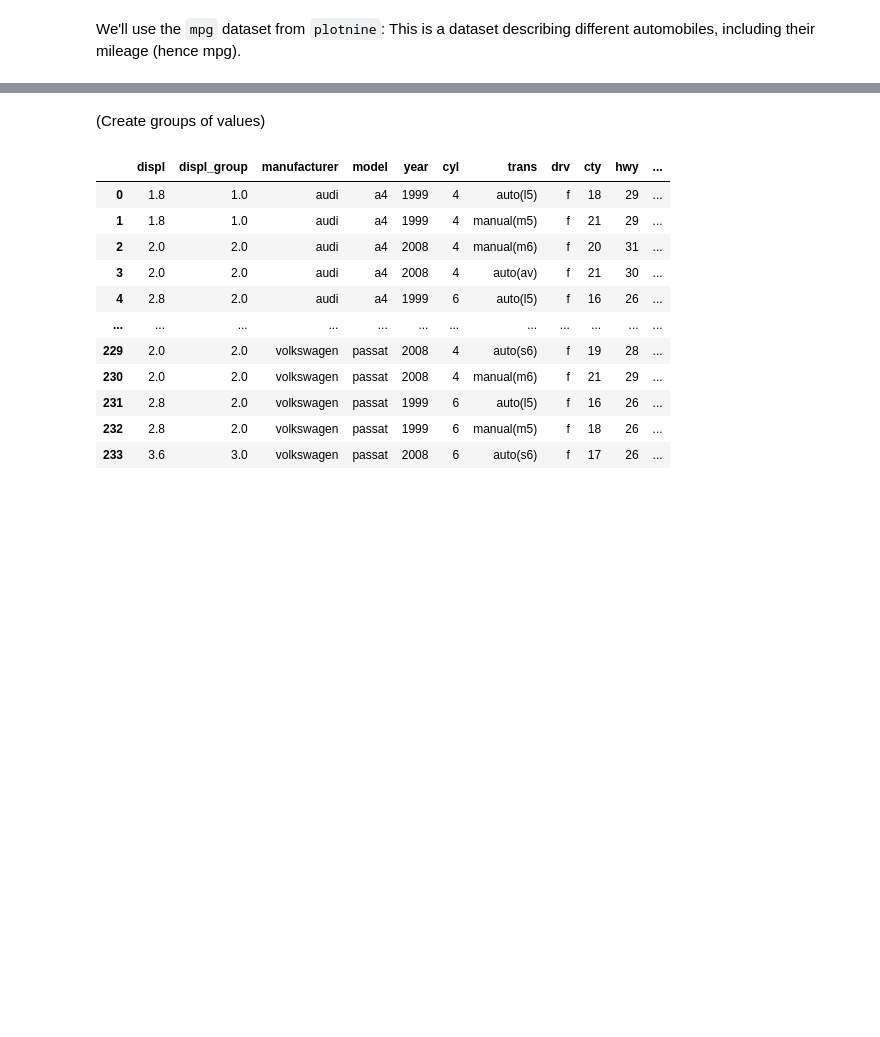
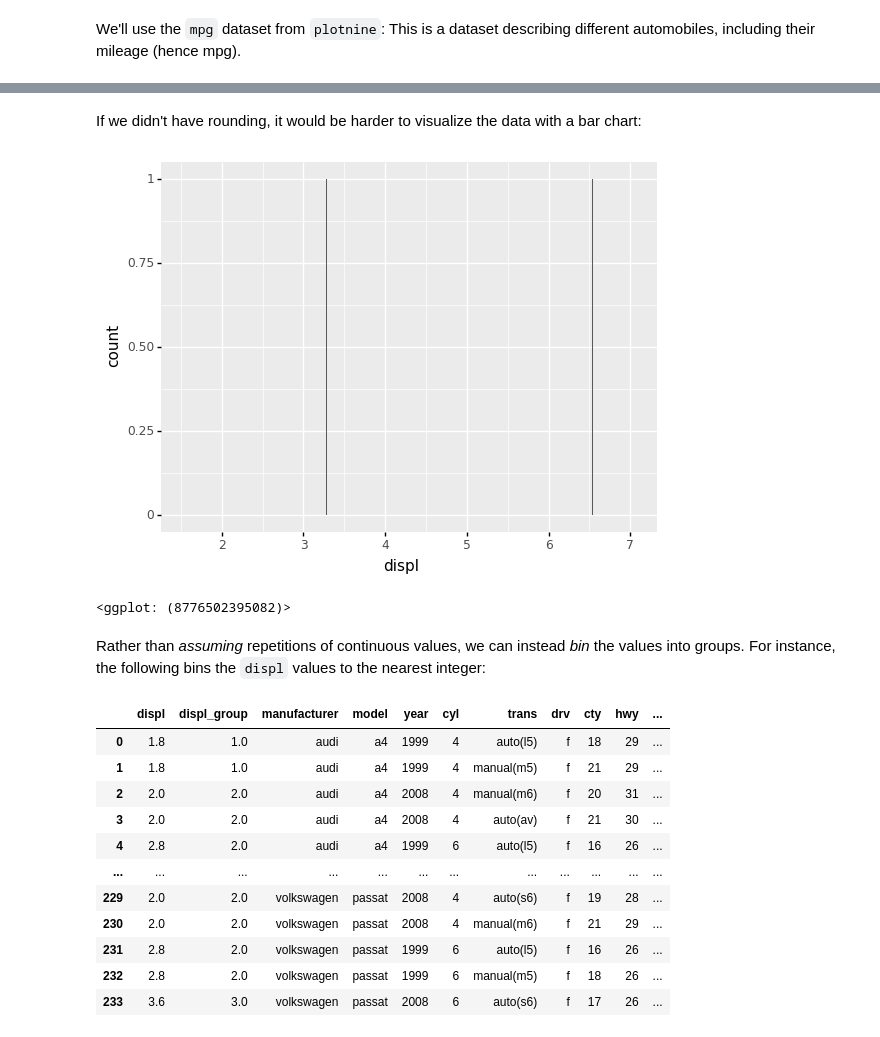
Before and after one commit to zdelrosario/evc-course, a Jupyter notebook: exercises/e-vis02-histograms-master.ipynb, the cells around one changed output, grey strips where cells are left out. Cells and saved outputs as stored; diff of their text form; code cells hidden in the pictures; blank space fills up the shorter version.

```diff
--- a/exercises/e-vis02-histograms-master.ipynb
+++ b/exercises/e-vis02-histograms-master.ipynb
@@ -43,5 +43,21 @@ from plotnine.data import mpg as df_mpg
+# %% [markdown]
+If we didn't have rounding, it would be harder to visualize the data with a bar chart:
+# %%
+## NOTE: No need to edit
+(
+    df_mpg
+    >> gr.tf_mutate(
+        ## Simulate a lack of rounding by "jittering" the displ values
+        displ=DF.displ + gr.marg_mom("norm", mean=0, sd=0.1).r(df_mpg.shape[0])
+    )
+    >> gr.ggplot(gr.aes("displ"))
+    + gr.geom_bar()
+)
+# %% [output]
+[figure, added]
+<ggplot: (8776502395082)>
 # %% [markdown]
-(Create groups of values)
+Rather than *assuming* repetitions of continuous values, we can instead *bin* the values into groups. For instance, the following bins the `displ` values to the nearest integer:
 # %%
 ## NOTE: No need to edit
 (
```
Also changed, not shown: parts of 17 cells of this notebook.
